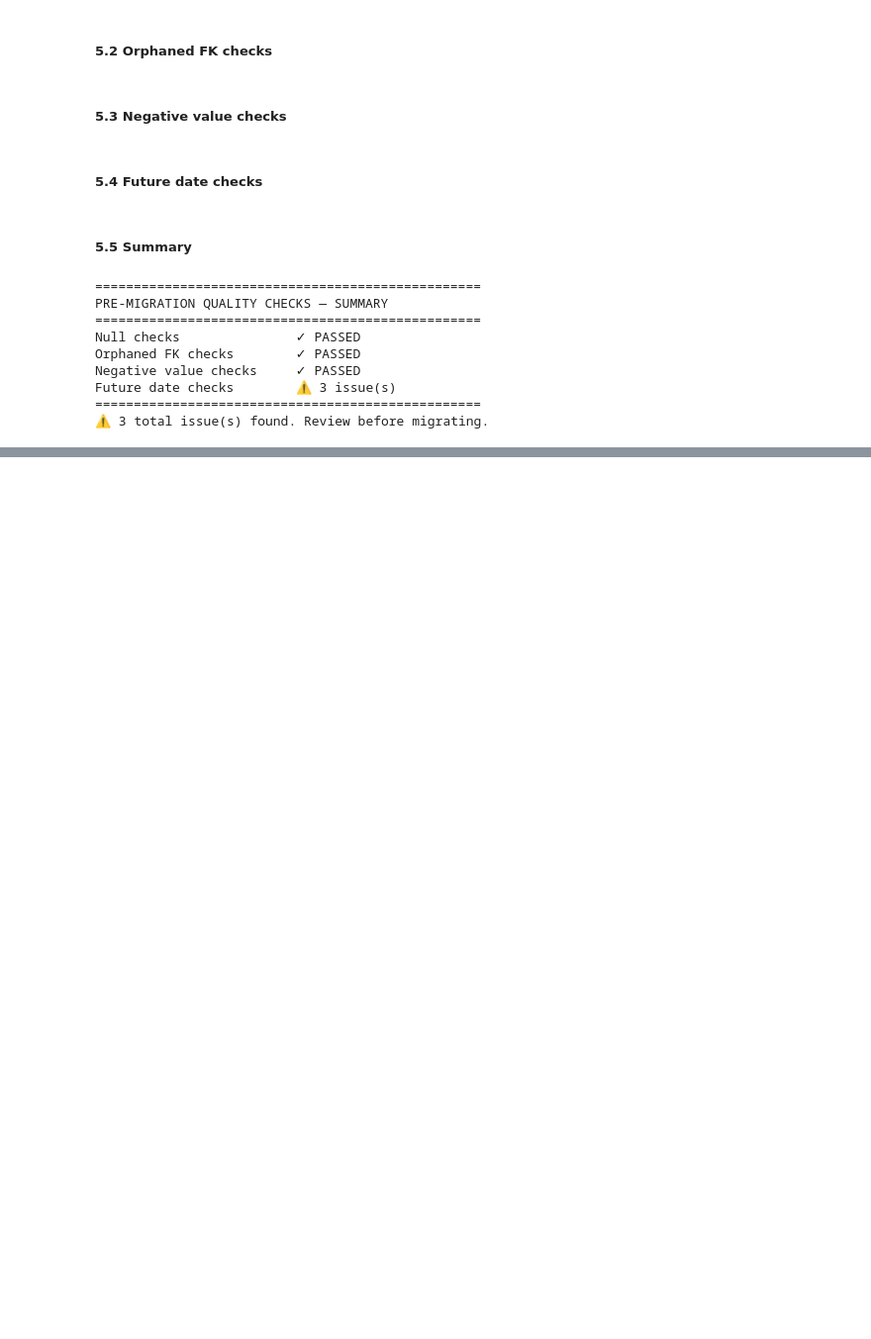
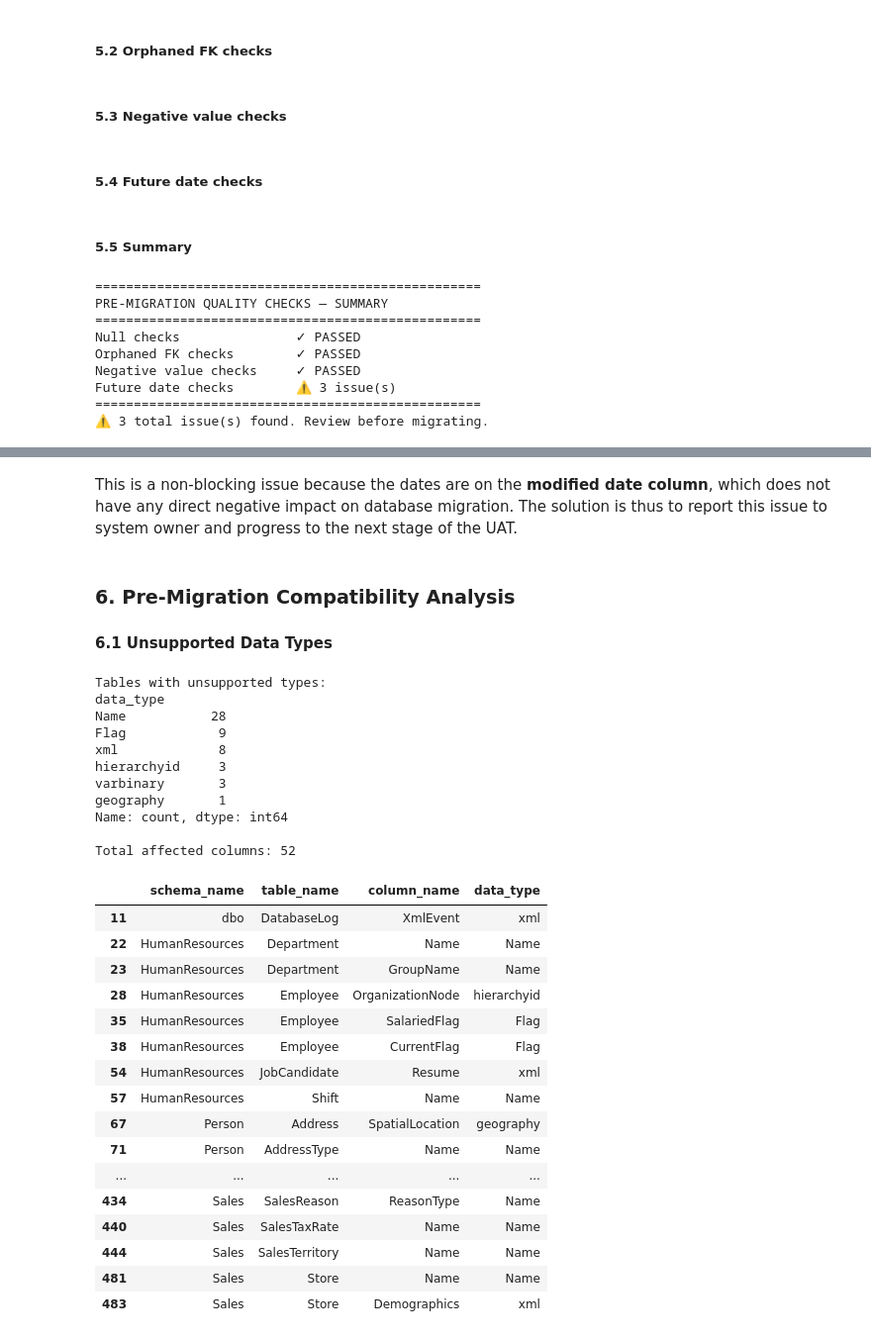
Before and after one commit to liamletran/database-migration-pipeline, a Jupyter notebook: run-migration-uat.ipynb, the cells around one changed output, grey strips where cells are left out. Shown at 99% size. Cells and saved outputs as stored; diff of their text form; code cells hidden in the pictures; blank space fills up the shorter version.

Commit message:
pre-migration data compatibility analysis between SQL Server and PostgreSQL

```diff
--- a/run-migration-uat.ipynb
+++ b/run-migration-uat.ipynb
@@ -636,0 +704,55 @@ Future date checks        ⚠ 3 issue(s)
+# %% [markdown]
+This is a non-blocking issue because the dates are on the **modified date column**, which does not have any direct negative impact on database migration. The solution is thus to report this issue to system owner and progress to the next stage of the UAT.
+# %% [markdown]
+### 6. Pre-Migration Compatibility Analysis
+
+#### 6.1 Unsupported Data Types
+# %%
+UNSUPPORTED_TYPES = {
+    'hierarchyid', 'geography', 'geometry',
+    'xml', 'varbinary', 'Flag', 'Name'
+}
+
+df_compatibility_issues = df_dtypes[
+    df_dtypes['data_type'].isin(UNSUPPORTED_TYPES)
+][['schema_name', 'table_name', 'column_name', 'data_type']]
+
+
+affected_tables = (
+    df_compatibility_issues['schema_name'] + '.' +
+    df_compatibility_issues['table_name']
+).unique().tolist()
+
+print("Tables with unsupported types:")
+print(df_compatibility_issues['data_type'].value_counts())
+print(f"\nTotal affected columns: {len(df_compatibility_issues)}")
+display(df_compatibility_issues)
+# %% [output]
+Tables with unsupported types:
+data_type
+Name           28
+Flag            9
+xml             8
+hierarchyid     3
+varbinary       3
+geography       1
+Name: count, dtype: int64
+
+Total affected columns: 52
+|  | schema_name | table_name | column_name | data_type |
+| 11 | dbo | DatabaseLog | XmlEvent | xml |
+| 22 | HumanResources | Department | Name | Name |
+| 23 | HumanResources | Department | GroupName | Name |
+| 28 | HumanResources | Employee | OrganizationNode | hierarchyid |
+| 35 | HumanResources | Employee | SalariedFlag | Flag |
+| 38 | HumanResources | Employee | CurrentFlag | Flag |
+| 54 | HumanResources | JobCandidate | Resume | xml |
+| 57 | HumanResources | Shift | Name | Name |
+| 67 | Person | Address | SpatialLocation | geography |
+| 71 | Person | AddressType | Name | Name |
+| ... | ... | ... | ... | ... |
+| 434 | Sales | SalesReason | ReasonType | Name |
+| 440 | Sales | SalesTaxRate | Name | Name |
+| 444 | Sales | SalesTerritory | Name | Name |
+| 481 | Sales | Store | Name | Name |
+| 483 | Sales | Store | Demographics | xml |
```
Also changed, not shown: parts of 8 cells of this notebook.
